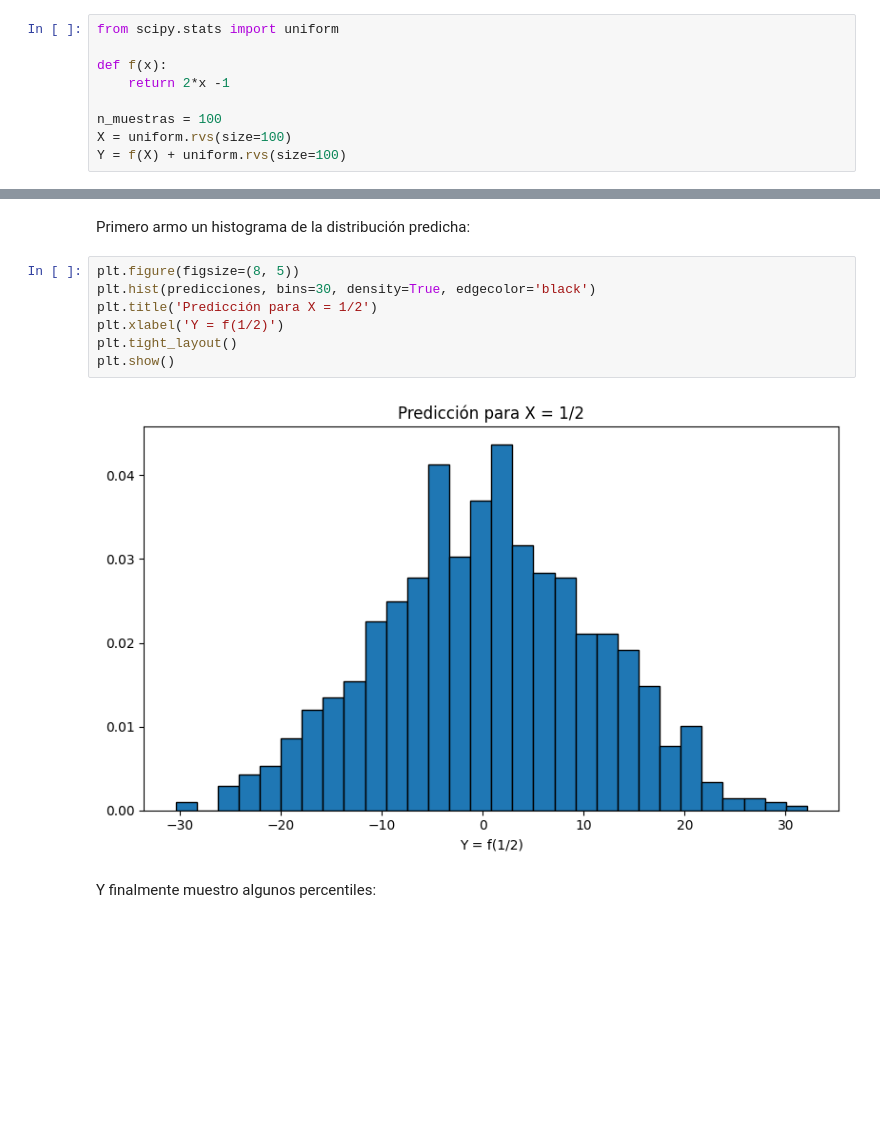
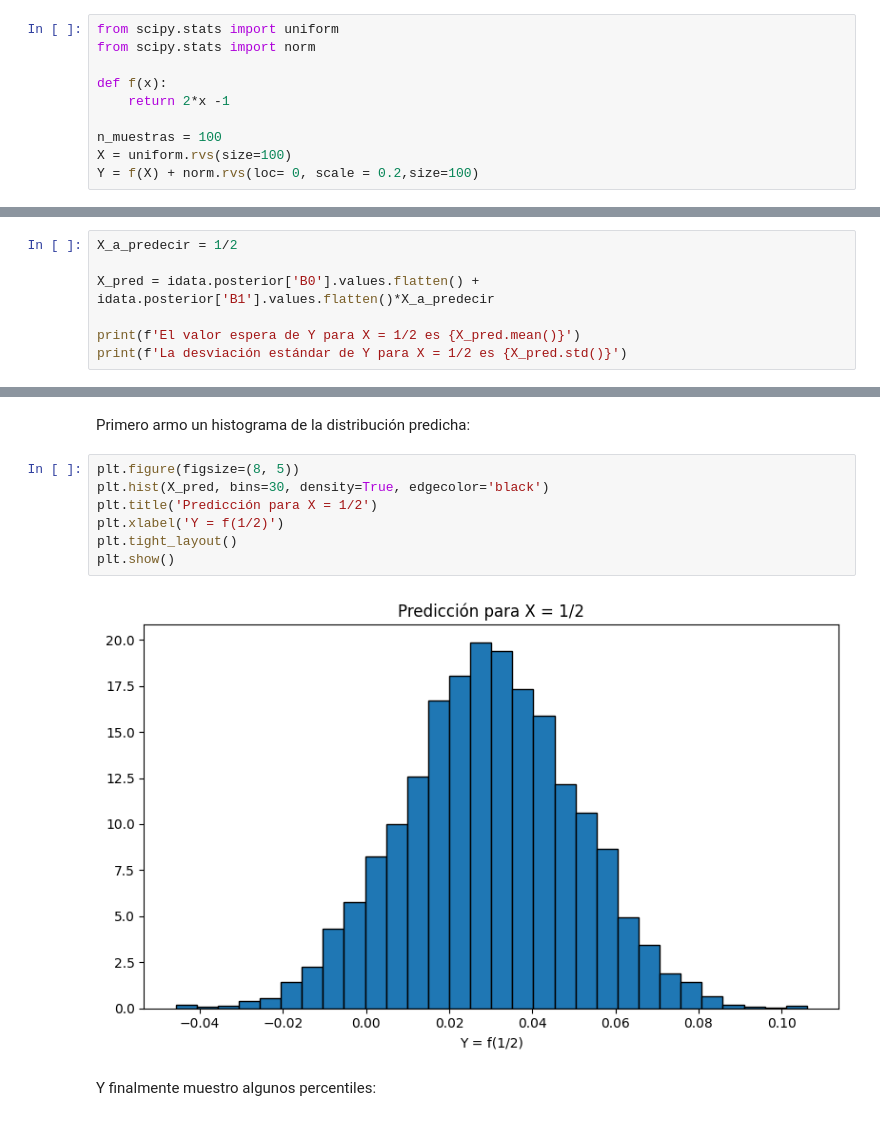
Before and after one commit to Gerardo1909/Estat_e_inferencia_UNSAM, a Jupyter notebook: ejercicios_resueltos/guia_9/ejercicio_5_guia.ipynb, the cells around one changed output, grey strips where cells are left out. Cells and saved outputs as stored; diff of their text form; blank space fills up the shorter version.

```diff
--- a/ejercicios_resueltos/guia_9/ejercicio_5_guia.ipynb
+++ b/ejercicios_resueltos/guia_9/ejercicio_5_guia.ipynb
@@ -15,13 +15,14 @@ las posterior de los parámetros de la regresión
 Primero antes de ajustar el modelo genero las muestras que me pide el enunciado:
 # %%
 from scipy.stats import uniform
+from scipy.stats import norm
 
 def f(x):
     return 2*x -1
 
 n_muestras = 100
 X = uniform.rvs(size=100)
-Y = f(X) + uniform.rvs(size=100)
+Y = f(X) + norm.rvs(loc= 0, scale = 0.2,size=100)
 # %% [markdown]
 Armo un gráfico para ver la relación de las variables:
 # %%
@@ -117,0 +95,7 @@ Predicción para X = 1/2: 0.37840749267900275 +/- 10.632872371406092
+# %%
+X_a_predecir = 1/2
+
+X_pred = idata.posterior['B0'].values.flatten() + idata.posterior['B1'].values.flatten()*X_a_predecir
+
+print(f'El valor espera de Y para X = 1/2 es {X_pred.mean()}')
+print(f'La desviación estándar de Y para X = 1/2 es {X_pred.std()}')
@@ -124,13 +111,13 @@ Graficar y dar percentiles de la distribución de 𝛽0 + (1/2)𝛽1.
 Primero armo un histograma de la distribución predicha:
 # %%
 plt.figure(figsize=(8, 5))
-plt.hist(predicciones, bins=30, density=True, edgecolor='black')
+plt.hist(X_pred, bins=30, density=True, edgecolor='black')
 plt.title('Predicción para X = 1/2')
 plt.xlabel('Y = f(1/2)')
 plt.tight_layout()
 plt.show()
 # %% [output]
-[figure, old version]
+[figure, new version]
 # %% [markdown]
 Y finalmente muestro algunos percentiles:
 # %%
```
Also changed, not shown: parts of 11 cells of this notebook.
